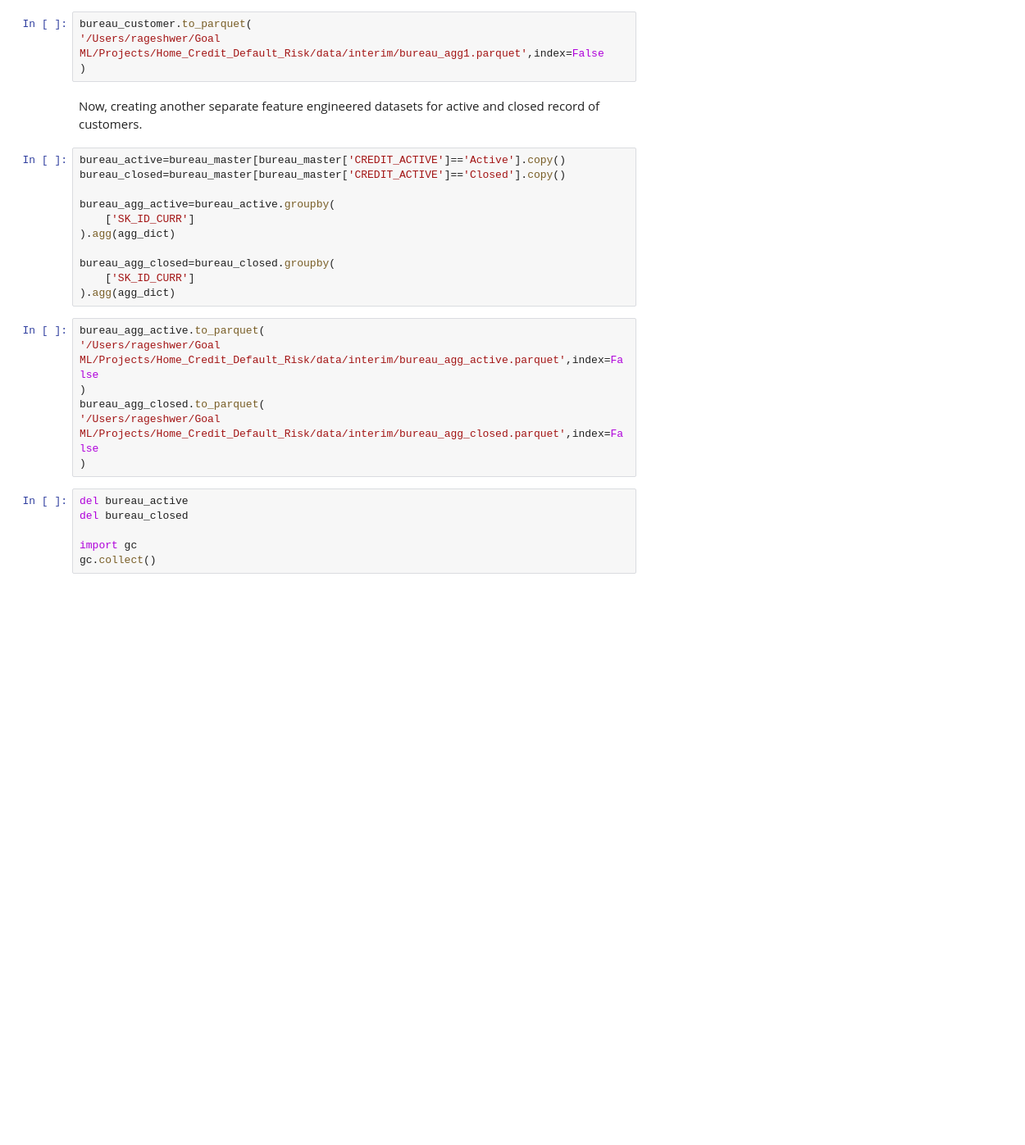
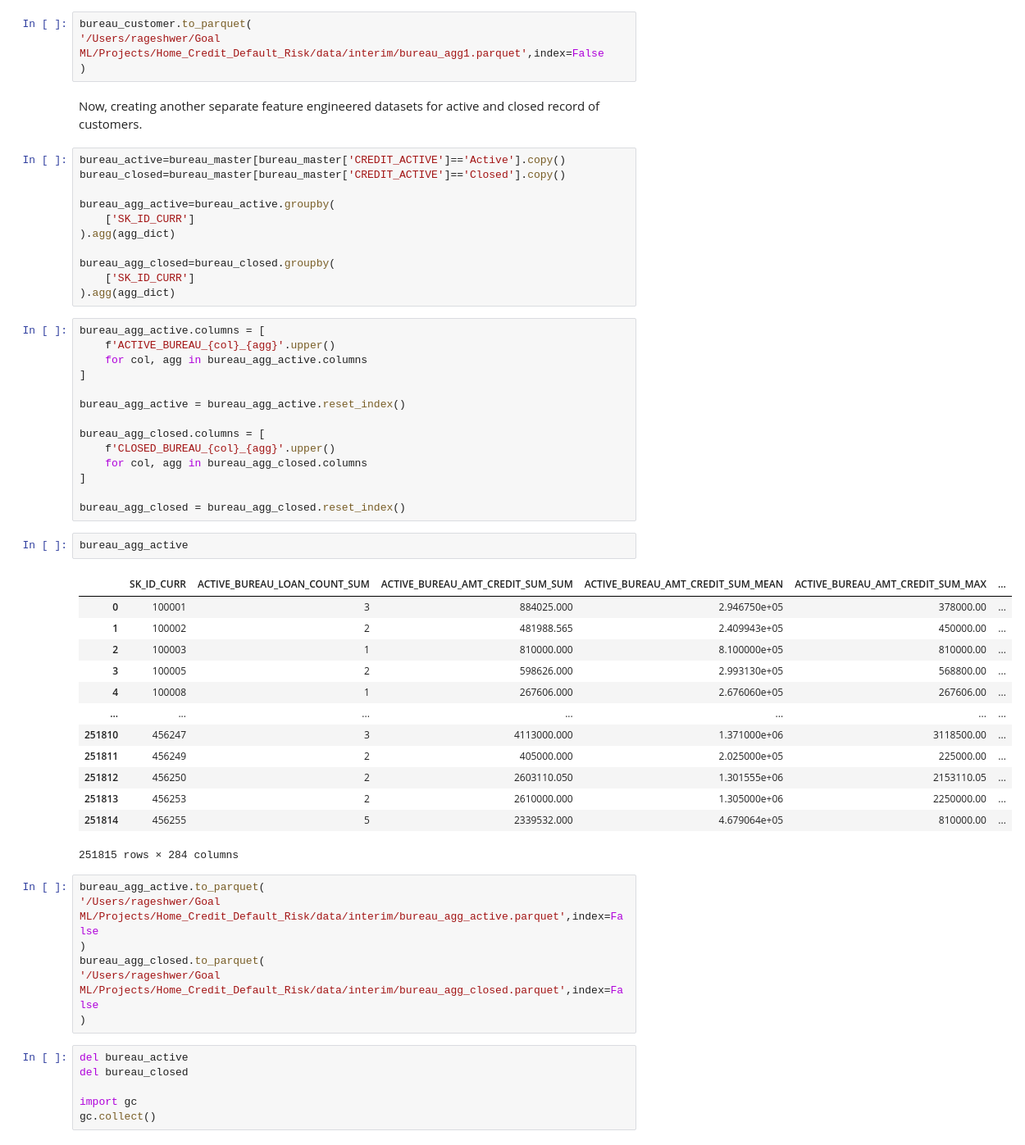
Before and after one commit to rageshwer/End-to-End-Home-Credit-Default-Risk-Pipeline-using-AWS-and-MLOps, a Jupyter notebook: notebooks/8)bureau_and_bal_agg.ipynb, the cells around one changed output. Shown at 82% size. Cells and saved outputs as stored; diff of their text form; blank space fills up the shorter version.

```diff
--- a/notebooks/8)bureau_and_bal_agg.ipynb
+++ b/notebooks/8)bureau_and_bal_agg.ipynb
@@ -375,6 +375,36 @@ bureau_agg_active=bureau_active.groupby(
 bureau_agg_closed=bureau_closed.groupby(
     ['SK_ID_CURR']
 ).agg(agg_dict)
+# %%
+bureau_agg_active.columns = [
+    f'ACTIVE_BUREAU_{col}_{agg}'.upper()
+    for col, agg in bureau_agg_active.columns
+]
+
+bureau_agg_active = bureau_agg_active.reset_index()
+
+bureau_agg_closed.columns = [
+    f'CLOSED_BUREAU_{col}_{agg}'.upper()
+    for col, agg in bureau_agg_closed.columns
+]
+
+bureau_agg_closed = bureau_agg_closed.reset_index()
+# %%
+bureau_agg_active
+# %% [output]
+|  | SK_ID_CURR | ACTIVE_BUREAU_LOAN_COUNT_SUM | ACTIVE_BUREAU_AMT_CREDIT_SUM_SUM | ACTIVE_BUREAU_AMT_CREDIT_SUM_MEAN | ACTIVE_BUREAU_AMT_CREDIT_SUM_MAX | ... |
+| 0 | 100001 | 3 | 884025.000 | 2.946750e+05 | 378000.00 | ... |
+| 1 | 100002 | 2 | 481988.565 | 2.409943e+05 | 450000.00 | ... |
+| 2 | 100003 | 1 | 810000.000 | 8.100000e+05 | 810000.00 | ... |
+| 3 | 100005 | 2 | 598626.000 | 2.993130e+05 | 568800.00 | ... |
+| 4 | 100008 | 1 | 267606.000 | 2.676060e+05 | 267606.00 | ... |
+| ... | ... | ... | ... | ... | ... | ... |
+| 251810 | 456247 | 3 | 4113000.000 | 1.371000e+06 | 3118500.00 | ... |
+| 251811 | 456249 | 2 | 405000.000 | 2.025000e+05 | 225000.00 | ... |
+| 251812 | 456250 | 2 | 2603110.050 | 1.301555e+06 | 2153110.05 | ... |
+| 251813 | 456253 | 2 | 2610000.000 | 1.305000e+06 | 2250000.00 | ... |
+| 251814 | 456255 | 5 | 2339532.000 | 4.679064e+05 | 810000.00 | ... |
+251815 rows × 284 columns
 # %%
 bureau_agg_active.to_parquet(
 '/Users/rageshwer/Goal ML/Projects/Home_Credit_Default_Risk/data/interim/bureau_agg_active.parquet',index=False
```
Also changed, not shown: parts of 10 cells of this notebook, 5 other files.
